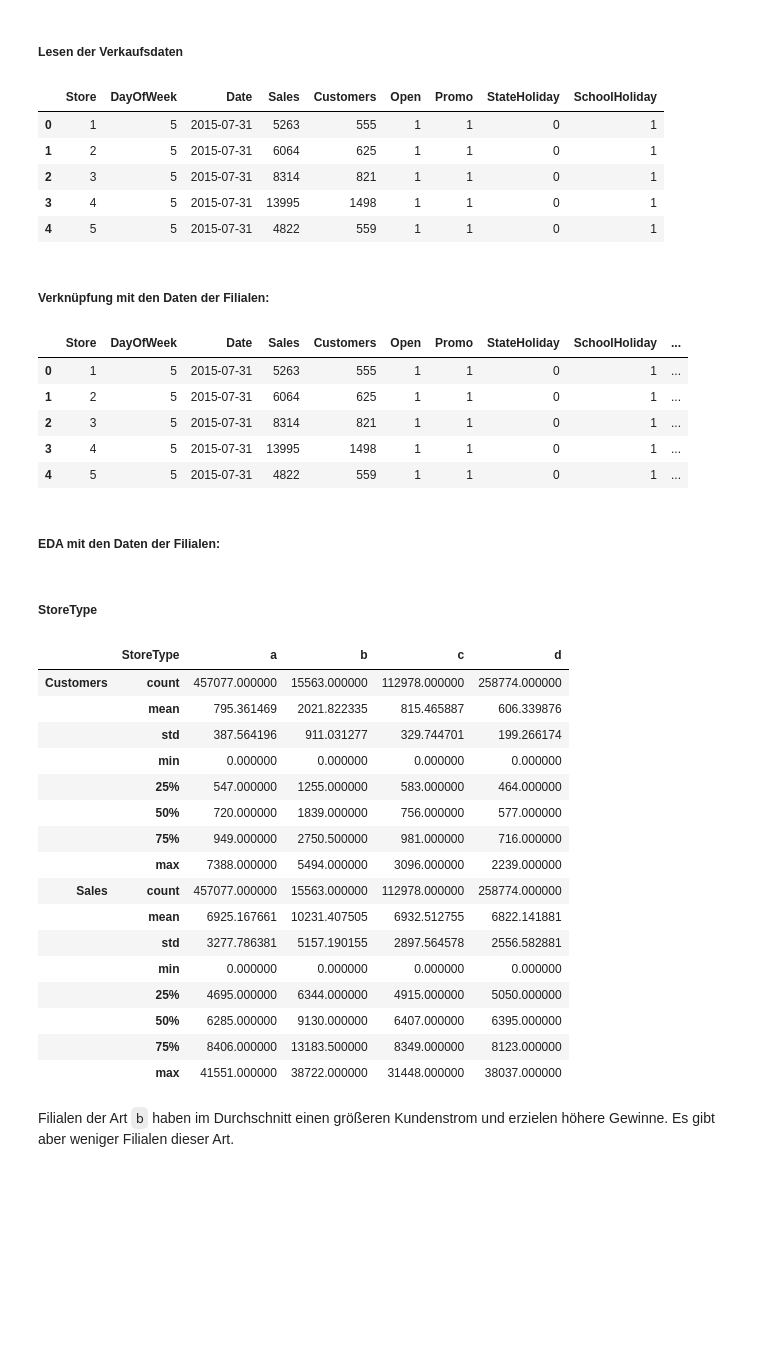
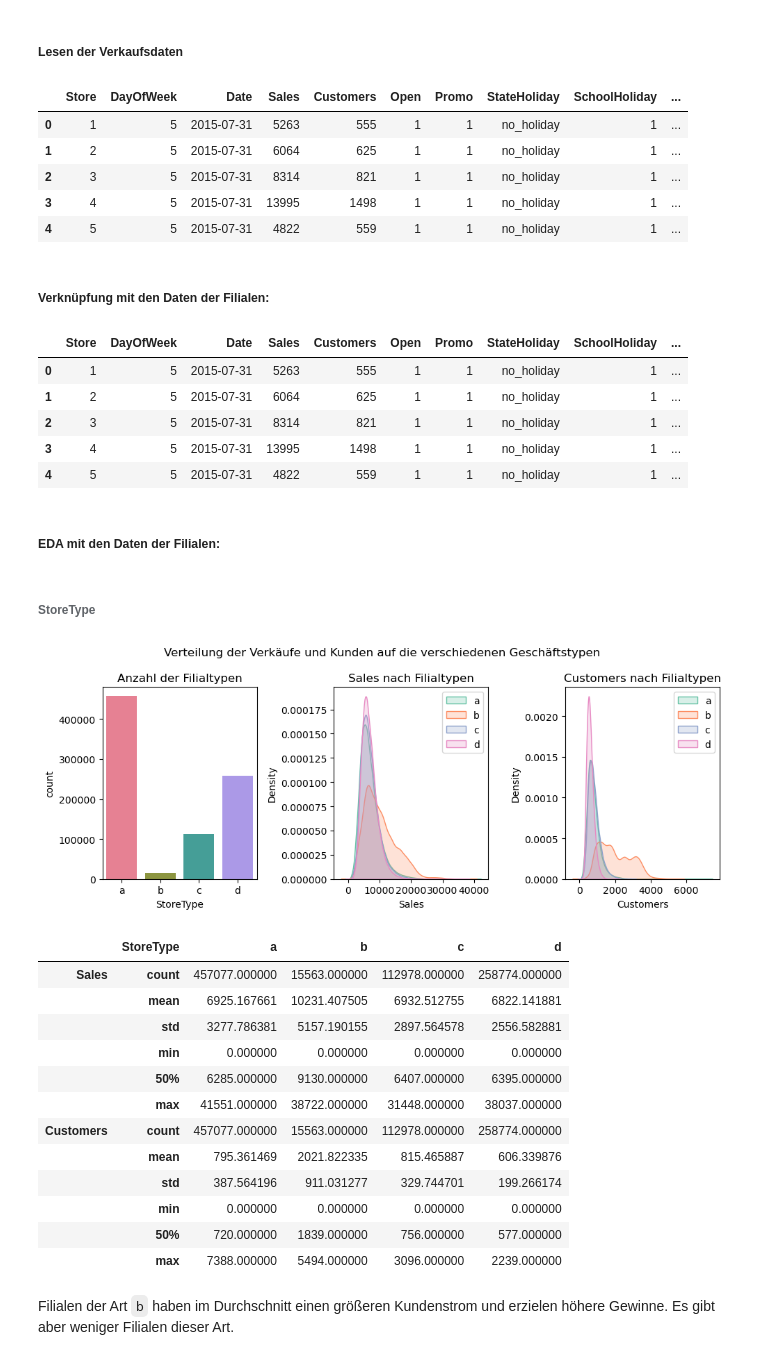
Before and after one commit to xaviermondragon/rossmann, a Jupyter notebook: notebooks/sales_stores_eda.ipynb, the cells around one changed output. Saved outputs shown, nothing was run; the diff lists cells and outputs as text; code cells hidden in the pictures; blank space fills up the shorter version.

```diff
--- a/notebooks/sales_stores_eda.ipynb
+++ b/notebooks/sales_stores_eda.ipynb
@@ -14,55 +18,76 @@ import seaborn as sns
 ##### Lesen der Verkaufsdaten
 # %%
 # we only need datapoints for open stores
-sales_df = pd.read_csv("../data/sales_open.csv")
+sales_df = pd.read_csv("../data/sales_clean.csv", parse_dates=['Date'])
 sales_df.head()
 # %% [output]
-|  | Store | DayOfWeek | Date | Sales | Customers | Open | Promo | StateHoliday | SchoolHoliday |
-| 0 | 1 | 5 | 2015-07-31 | 5263 | 555 | 1 | 1 | 0 | 1 |
-| 1 | 2 | 5 | 2015-07-31 | 6064 | 625 | 1 | 1 | 0 | 1 |
-| 2 | 3 | 5 | 2015-07-31 | 8314 | 821 | 1 | 1 | 0 | 1 |
-| 3 | 4 | 5 | 2015-07-31 | 13995 | 1498 | 1 | 1 | 0 | 1 |
-| 4 | 5 | 5 | 2015-07-31 | 4822 | 559 | 1 | 1 | 0 | 1 |
+|  | Store | DayOfWeek | Date | Sales | Customers | Open | Promo | StateHoliday | SchoolHoliday | ... |
+| 0 | 1 | 5 | 2015-07-31 | 5263 | 555 | 1 | 1 | no_holiday | 1 | ... |
+| 1 | 2 | 5 | 2015-07-31 | 6064 | 625 | 1 | 1 | no_holiday | 1 | ... |
+| 2 | 3 | 5 | 2015-07-31 | 8314 | 821 | 1 | 1 | no_holiday | 1 | ... |
+| 3 | 4 | 5 | 2015-07-31 | 13995 | 1498 | 1 | 1 | no_holiday | 1 | ... |
+| 4 | 5 | 5 | 2015-07-31 | 4822 | 559 | 1 | 1 | no_holiday | 1 | ... |
 # %% [markdown]
 ##### Verknüpfung mit den Daten der Filialen:
 # %%
-stores_df = pd.read_csv("../data/stores_clean.csv")
+stores_df = pd.read_csv("../data/stores_clean.csv", parse_dates=['Promo2Since', 'CompetitionOpenSince'])
 sales_stores_df = pd.merge(sales_df, stores_df, how = 'inner', on = 'Store')
 # Save this data to csv file for later use
-sales_stores_df.to_csv("../data/sales_stores.csv", index=False)
+#sales_stores_df.to_csv("../data/sales_stores.csv", index=False)
 sales_stores_df.head()
 # %% [output]
 |  | Store | DayOfWeek | Date | Sales | Customers | Open | Promo | StateHoliday | SchoolHoliday | ... |
-| 0 | 1 | 5 | 2015-07-31 | 5263 | 555 | 1 | 1 | 0 | 1 | ... |
-| 1 | 2 | 5 | 2015-07-31 | 6064 | 625 | 1 | 1 | 0 | 1 | ... |
-| 2 | 3 | 5 | 2015-07-31 | 8314 | 821 | 1 | 1 | 0 | 1 | ... |
-| 3 | 4 | 5 | 2015-07-31 | 13995 | 1498 | 1 | 1 | 0 | 1 | ... |
-| 4 | 5 | 5 | 2015-07-31 | 4822 | 559 | 1 | 1 | 0 | 1 | ... |
+| 0 | 1 | 5 | 2015-07-31 | 5263 | 555 | 1 | 1 | no_holiday | 1 | ... |
+| 1 | 2 | 5 | 2015-07-31 | 6064 | 625 | 1 | 1 | no_holiday | 1 | ... |
+| 2 | 3 | 5 | 2015-07-31 | 8314 | 821 | 1 | 1 | no_holiday | 1 | ... |
+| 3 | 4 | 5 | 2015-07-31 | 13995 | 1498 | 1 | 1 | no_holiday | 1 | ... |
+| 4 | 5 | 5 | 2015-07-31 | 4822 | 559 | 1 | 1 | no_holiday | 1 | ... |
 # %% [markdown]
 ##### EDA mit den Daten der Filialen:
 # %% [markdown]
-##### StoreType
+###### StoreType
+# %%
+store_types = sales_stores_df['StoreType'].sort_values().unique()
+
+plt.figure(figsize=(10, 4))
+
+plt.subplot(1, 3, 1)
+plt.title('Anzahl der Filialtypen')
+sns.countplot(x = sales_stores_df['StoreType'].sort_values(), palette='husl')
+
+plt.subplot(1, 3, 2)
+plt.title('Sales nach Filialtypen')
+for store_type in store_types:
+    sns.kdeplot(x = sales_stores_df['Sales'][sales_stores_df['StoreType'] == store_type] , label = store_type, shade = True)
+plt.legend(labels = store_types, loc = 'upper right')
+
+plt.subplot(1, 3, 3)
+plt.title('Customers nach Filialtypen')
+for store_type in store_types:
+    sns.kdeplot(x = sales_stores_df['Customers'][sales_stores_df['StoreType'] == store_type] , label = store_type, shade = True)
+plt.legend(labels = store_types, loc = 'upper right')
+
+plt.suptitle("Verteilung der Verkäufe und Kunden auf die verschiedenen Geschäftstypen")
+plt.tight_layout();
+# %% [output]
+[figure, added]
 # %%
 by_store_type= sales_stores_df.groupby('StoreType')
-by_store_type[['Customers', 'Sales']].describe().transpose()
+by_store_type[['Sales', 'Customers']].describe(percentiles=[.5]).transpose()
 # %% [output]
 |  | StoreType | a | b | c | d |
+| Sales | count | 457077.000000 | 15563.000000 | 112978.000000 | 258774.000000 |
+|  | mean | 6925.167661 | 10231.407505 | 6932.512755 | 6822.141881 |
+|  | std | 3277.786381 | 5157.190155 | 2897.564578 | 2556.582881 |
+|  | min | 0.000000 | 0.000000 | 0.000000 | 0.000000 |
+|  | 50% | 6285.000000 | 9130.000000 | 6407.000000 | 6395.000000 |
+|  | max | 41551.000000 | 38722.000000 | 31448.000000 | 38037.000000 |
 | Customers | count | 457077.000000 | 15563.000000 | 112978.000000 | 258774.000000 |
 |  | mean | 795.361469 | 2021.822335 | 815.465887 | 606.339876 |
 |  | std | 387.564196 | 911.031277 | 329.744701 | 199.266174 |
 |  | min | 0.000000 | 0.000000 | 0.000000 | 0.000000 |
-|  | 25% | 547.000000 | 1255.000000 | 583.000000 | 464.000000 |
 |  | 50% | 720.000000 | 1839.000000 | 756.000000 | 577.000000 |
-|  | 75% | 949.000000 | 2750.500000 | 981.000000 | 716.000000 |
 |  | max | 7388.000000 | 5494.000000 | 3096.000000 | 2239.000000 |
-| Sales | count | 457077.000000 | 15563.000000 | 112978.000000 | 258774.000000 |
-|  | mean | 6925.167661 | 10231.407505 | 6932.512755 | 6822.141881 |
-|  | std | 3277.786381 | 5157.190155 | 2897.564578 | 2556.582881 |
-|  | min | 0.000000 | 0.000000 | 0.000000 | 0.000000 |
-|  | 25% | 4695.000000 | 6344.000000 | 4915.000000 | 5050.000000 |
-|  | 50% | 6285.000000 | 9130.000000 | 6407.000000 | 6395.000000 |
-|  | 75% | 8406.000000 | 13183.500000 | 8349.000000 | 8123.000000 |
-|  | max | 41551.000000 | 38722.000000 | 31448.000000 | 38037.000000 |
 # %% [markdown]
 Filialen der Art `b` haben im Durchschnitt einen größeren Kundenstrom und erzielen höhere Gewinne. Es gibt aber weniger Filialen dieser Art.
 # %% [markdown]
```
Also changed, not shown: parts of 27 cells of this notebook, 6 other files.
